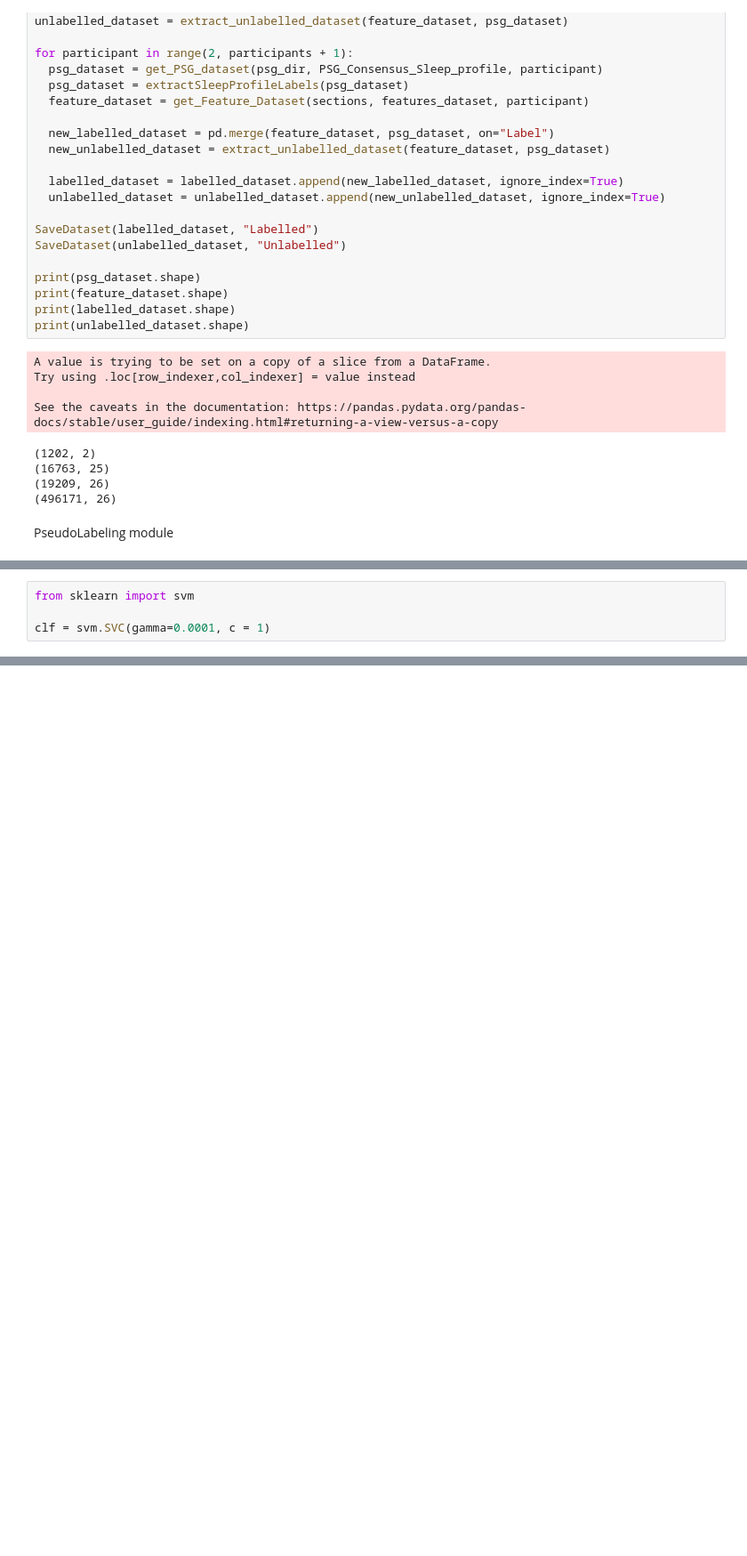
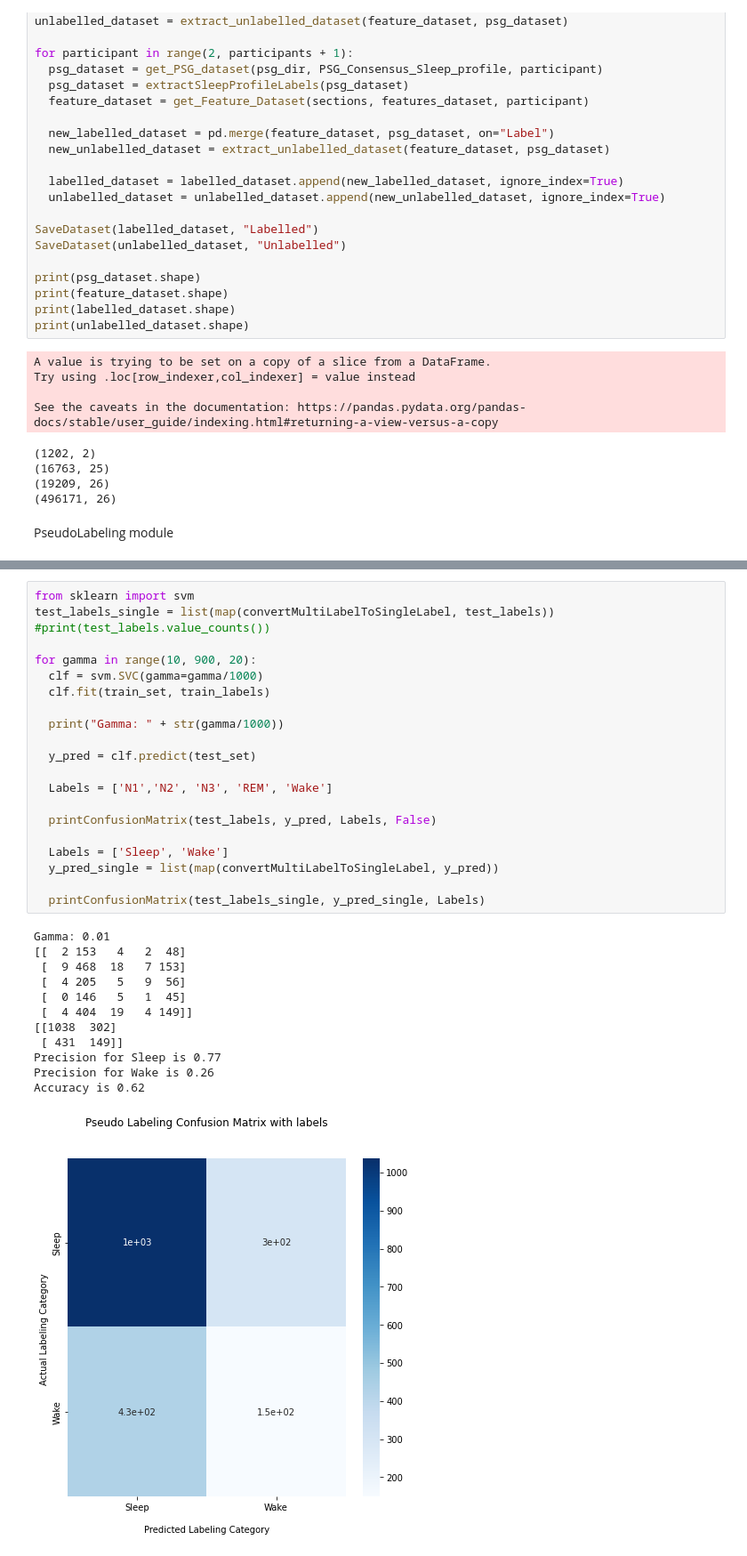
Before and after one commit to AmirKhak/Sleep-classifier, a Jupyter notebook: Self-Supervised Learning/PseudoLabeling.ipynb, the cells around one changed output, grey strips where cells are left out. Shown at 89% size. Saved outputs shown, nothing was run; the diff lists cells and outputs as text; blank space fills up the shorter version.

Commit message:
Adding finding optimised gamma

```diff
--- a/Self-Supervised Learning/PseudoLabeling.ipynb
+++ b/Self-Supervised Learning/PseudoLabeling.ipynb
@@ -259,4 +265,0 @@ Name: Sleep State, dtype: int64
-# %%
-from sklearn import svm
-
-clf = svm.SVC(gamma=0.0001, c = 1)
@@ -262,0 +465,34 @@ clf = svm.SVC(gamma=0.0001, c = 1)
+# %%
+from sklearn import svm
+test_labels_single = list(map(convertMultiLabelToSingleLabel, test_labels))
+#print(test_labels.value_counts())
+
+for gamma in range(10, 900, 20):
+  clf = svm.SVC(gamma=gamma/1000)
+  clf.fit(train_set, train_labels)
+
+  print("Gamma: " + str(gamma/1000))
+
+  y_pred = clf.predict(test_set)
+
+  Labels = ['N1','N2', 'N3', 'REM', 'Wake']
+
+  printConfusionMatrix(test_labels, y_pred, Labels, False)
+
+  Labels = ['Sleep', 'Wake']
+  y_pred_single = list(map(convertMultiLabelToSingleLabel, y_pred))
+
+  printConfusionMatrix(test_labels_single, y_pred_single, Labels)
+# %% [output]
+Gamma: 0.01
+[[  2 153   4   2  48]
+ [  9 468  18   7 153]
+ [  4 205   5   9  56]
+ [  0 146   5   1  45]
+ [  4 404  19   4 149]]
+[[1038  302]
+ [ 431  149]]
+Precision for Sleep is 0.77
+Precision for Wake is 0.26
+Accuracy is 0.62
+[figure, added]
```
Also changed, not shown: parts of 12 cells of this notebook.
